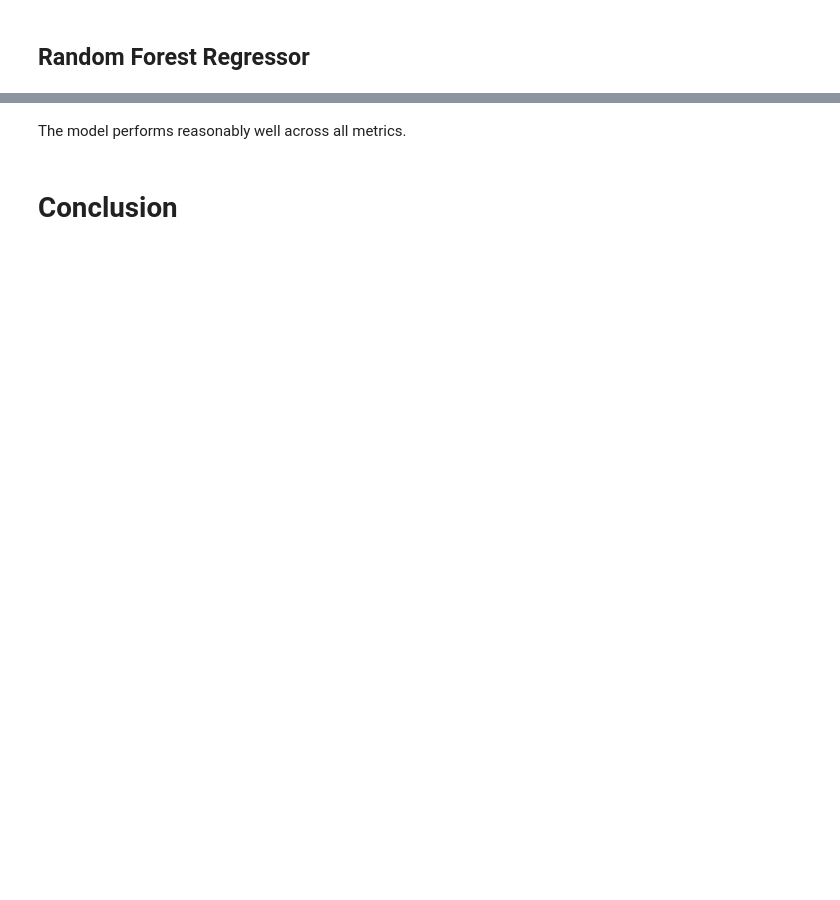
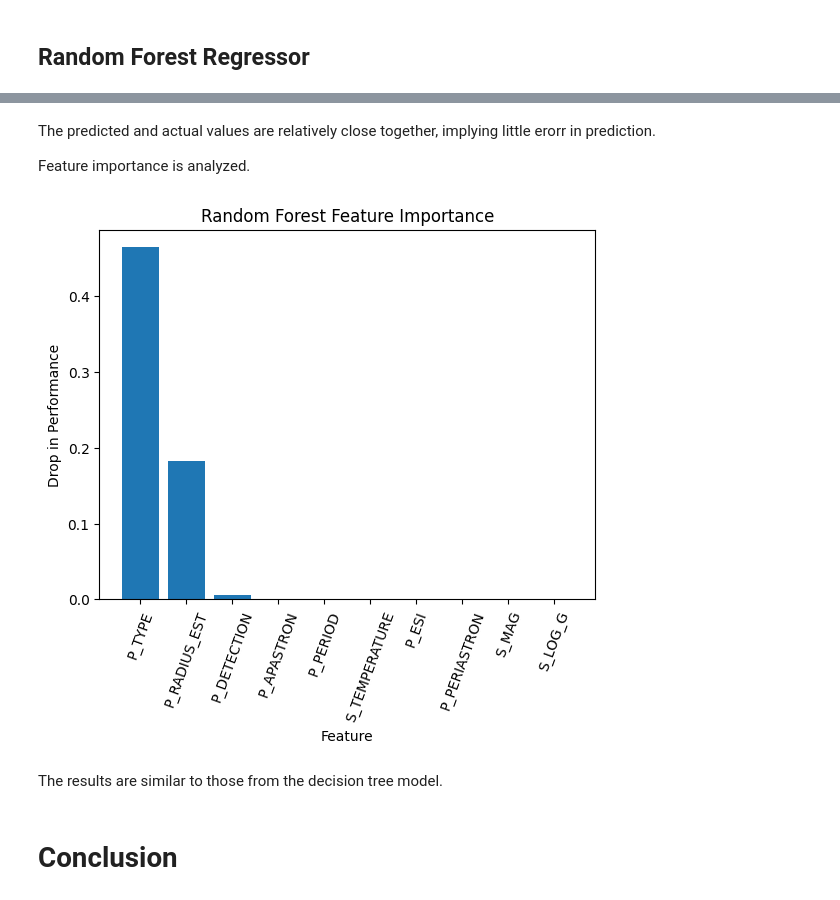
Before and after one commit to Dworlock11/Exoplanet-Prediction-and-Analysis, a Jupyter notebook: Exoplanet_Habitability_Analysis.ipynb, the cells around one changed output, grey strips where cells are left out. Drawn from its saved outputs; the diff is of its cells as text; code cells hidden in the pictures; blank space fills up the shorter version.

Commit message:
Finished analysis. Last touches for clarity and organization are being performed.

```diff
--- a/Exoplanet_Habitability_Analysis.ipynb
+++ b/Exoplanet_Habitability_Analysis.ipynb
@@ -983,20 +1016,26 @@ plt.show()
+# %% [markdown]
+The predicted and actual values are relatively close together, implying little erorr in prediction.
+
+Feature importance is analyzed.
 # %%
 # Extract components
 rand_for = best_model.named_steps["rand_for"]
 
 # Run permutation importance on the classifier only
 importances = permutation_importance(rand_for, X_test_transformed, y_test, scoring=huber_scorer, n_repeats=10,
                                      random_state=9, n_jobs=-1)
-
 # Display results
 highest_importances = pd.Series(importances.importances_mean, index=clean_feature_names).sort_values(ascending=False).head(10)
+
 plt.bar(highest_importances.index, highest_importances)
-plt.xticks(rotation=90)
+plt.xticks(rotation=70)
 plt.title("Random Forest Feature Importance")
 plt.xlabel("Feature")
 plt.ylabel("Drop in Performance")
 plt.show()
+# %% [output]
+[figure, added]
-# %% [markdown]
-The model performs reasonably well across all metrics.
+# %% [markdown]
+The results are similar to those from the decision tree model.
 # %% [markdown]
 # Conclusion
```
Also changed, not shown: parts of 113 cells of this notebook.
